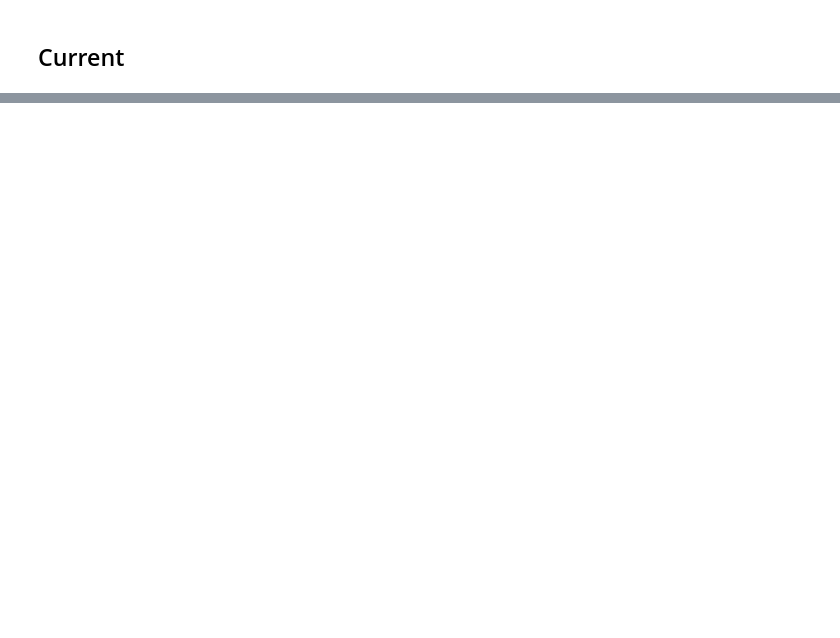
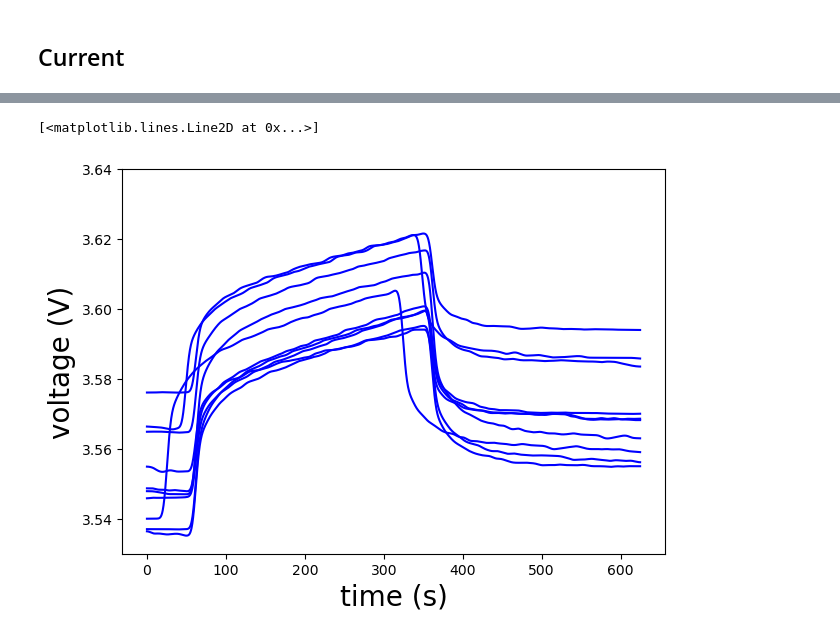
Before and after one commit to Energy-Theory-Guided-Data-Science/Battery-System, a Jupyter notebook: Battery-System/notebooks/features/fobss_preprocessing_script.ipynb, the cells around one changed output, grey strips where cells are left out. Saved outputs shown, nothing was run; the diff lists cells and outputs as text; code cells hidden in the pictures; blank space fills up the shorter version.

```diff
--- a/Battery-System/notebooks/features/fobss_preprocessing_script.ipynb
+++ b/Battery-System/notebooks/features/fobss_preprocessing_script.ipynb
@@ -94,9 +291,10 @@ plt.legend(prop={"size":16})
 # %%
-fig,_ = plt.subplots(figsize=(21,10))
+fig,_ = plt.subplots(figsize=(7,5))
 
-axe = plt.subplot(2,3,1)
-axe.set_ylim(3.53, 3.645)
+axe = plt.subplot(1,1,1)
+axe.set_ylim(3.53, 3.64)
 volt = np.loadtxt('../../data/raw/fobss_data/data/Profile 10A/cells/Slave_0_Cell_Voltages.csv', delimiter=';')
+
 volt = volt[:,4]
 volt = volt[:2500]
 volt = subsample(volt, subsample_fac)
@@ -106,8 +304,6 @@ plt.xlabel("time (s)", fontsize=20)
 size = volt.shape[0] * subsample_fac
 plt.plot(np.arange(size)[::subsample_fac]*0.25, volt, color='b')
 
-axe = plt.subplot(2,3,2)
-axe.set_ylim(3.53, 3.645)
 volt = np.loadtxt('../../data/raw/fobss_data/data/Profile 10A Run 040618/cells/Slave_0_Cell_Voltages.csv', delimiter=';')
 volt = volt[:,4]
 volt = volt[:2500]
@@ -115,10 +311,17 @@ volt = subsample(volt, subsample_fac)
 volt = smooth(volt, smooth_fac)
 size = volt.shape[0] * subsample_fac
 plt.plot(np.arange(size)[::subsample_fac]*0.25, volt, color='b')
-plt.ylabel("voltage (V)", fontsize=20)
-plt.xlabel("time (s)", fontsize=20)
-axe = plt.subplot(2,3,3)
-axe.set_ylim(3.53, 3.645)
+
+
+volt = np.loadtxt('../../data/raw/fobss_data/data/Profile 10A Run 040618_2/cells/Slave_0_Cell_Voltages.csv', delimiter=';')
+volt = volt[:,4]
+volt = volt[:2500]
+volt = subsample(volt, subsample_fac)
+volt = smooth(volt, smooth_fac)
+size = volt.shape[0] * subsample_fac
+plt.plot(np.arange(size)[::subsample_fac]*0.25, volt, color='b')
+
+
 volt = np.loadtxt('../../data/raw/fobss_data/data/Profile 10A Run 070618/cells/Slave_0_Cell_Voltages.csv', delimiter=';')
 volt = volt[:,4]
 volt = volt[:2500]
@@ -126,43 +329,62 @@ volt = subsample(volt, subsample_fac)
 volt = smooth(volt, smooth_fac)
 size = volt.shape[0] * subsample_fac
 plt.plot(np.arange(size)[::subsample_fac]*0.25, volt, color='b')
-plt.ylabel("voltage (V)", fontsize=20)
-plt.xlabel("time (s)", fontsize=20)
-axe = plt.subplot(2,3,4)
-axe.set_ylim(3.53, 3.645)
+
+
 volt = np.loadtxt('../../data/raw/fobss_data/data/Profile 10A Run 070618_2/cells/Slave_0_Cell_Voltages.csv', delimiter=';')
 volt = volt[:,4]
 volt = volt[:2500]
 volt = subsample(volt, subsample_fac)
 volt = smooth(volt, smooth_fac)
 size = volt.shape[0] * subsample_fac
 plt.plot(np.arange(size)[::subsample_fac]*0.25, volt, color='b')
-plt.ylabel("voltage (V)", fontsize=20)
-plt.xlabel("time (s)", fontsize=20)
 
 
-axe = plt.subplot(2,3,5)
-axe.set_ylim(3.53, 3.645)
+volt = np.loadtxt('../../data/raw/fobss_data/data/Profile 10A Run 070618_3/cells/Slave_0_Cell_Voltages.csv', delimiter=';')
+volt = volt[:,4]
+volt = volt[:2500]
+volt = subsample(volt, subsample_fac)
+volt = smooth(volt, smooth_fac)
+plt.xlabel("time (s)", fontsize=20)
+plt.ylabel("voltage (V)", fontsize=20)
+size = volt.shape[0] * subsample_fac
+plt.plot(np.arange(size)[::subsample_fac]*0.25, volt, color='b')
+
 volt = np.loadtxt('../../data/raw/fobss_data/data/Profile 10A Run 080618/cells/Slave_0_Cell_Voltages.csv', delimiter=';')
 volt = volt[:,4]
 volt = volt[:2500]
 volt = subsample(volt, subsample_fac)
 volt = smooth(volt, smooth_fac)
-plt.ylabel("voltage (V)", fontsize=20)
 plt.xlabel("time (s)", fontsize=20)
 size = volt.shape[0] * subsample_fac
 plt.plot(np.arange(size)[::subsample_fac]*0.25, volt, color='b')
 
+volt = np.loadtxt('../../data/raw/fobss_data/data/Profile 10A Run 080618_2/cells/Slave_0_Cell_Voltages.csv', delimiter=';')
+volt = volt[:,4]
+volt = volt[:2500]
+volt = subsample(volt, subsample_fac)
+volt = smooth(volt, smooth_fac)
+plt.xlabel("time (s)", fontsize=20)
+size = volt.shape[0] * subsample_fac
+plt.plot(np.arange(size)[::subsample_fac]*0.25, volt, color='b')
 
-axe = plt.subplot(2,3,6)
-axe.set_ylim(3.53, 3.645)
 volt = np.loadtxt('../../data/raw/fobss_data/data/Profile 10A Run 080618_3/cells/Slave_0_Cell_Voltages.csv', delimiter=';')
 volt = volt[:,4]
 volt = volt[:2500]
 volt = subsample(volt, subsample_fac)
 volt = smooth(volt, smooth_fac)
 plt.xlabel("time (s)", fontsize=20)
 size = volt.shape[0] * subsample_fac
 plt.plot(np.arange(size)[::subsample_fac]*0.25, volt, color='b')
-plt.ylabel("voltage (V)", fontsize=20)
+
+volt = np.loadtxt('../../data/raw/fobss_data/data/Profile 10A Run 080618_4/cells/Slave_0_Cell_Voltages.csv', delimiter=';')
+volt = volt[:,4]
+volt = volt[:2500]
+volt = subsample(volt, subsample_fac)
+volt = smooth(volt, smooth_fac)
 plt.xlabel("time (s)", fontsize=20)
+size = volt.shape[0] * subsample_fac
+plt.plot(np.arange(size)[::subsample_fac]*0.25, volt, color='b')
+# %% [output]
+[<matplotlib.lines.Line2D at 0x...>]
+[figure, added]
```
Also changed, not shown: parts of 13 cells of this notebook, 42 other files.
